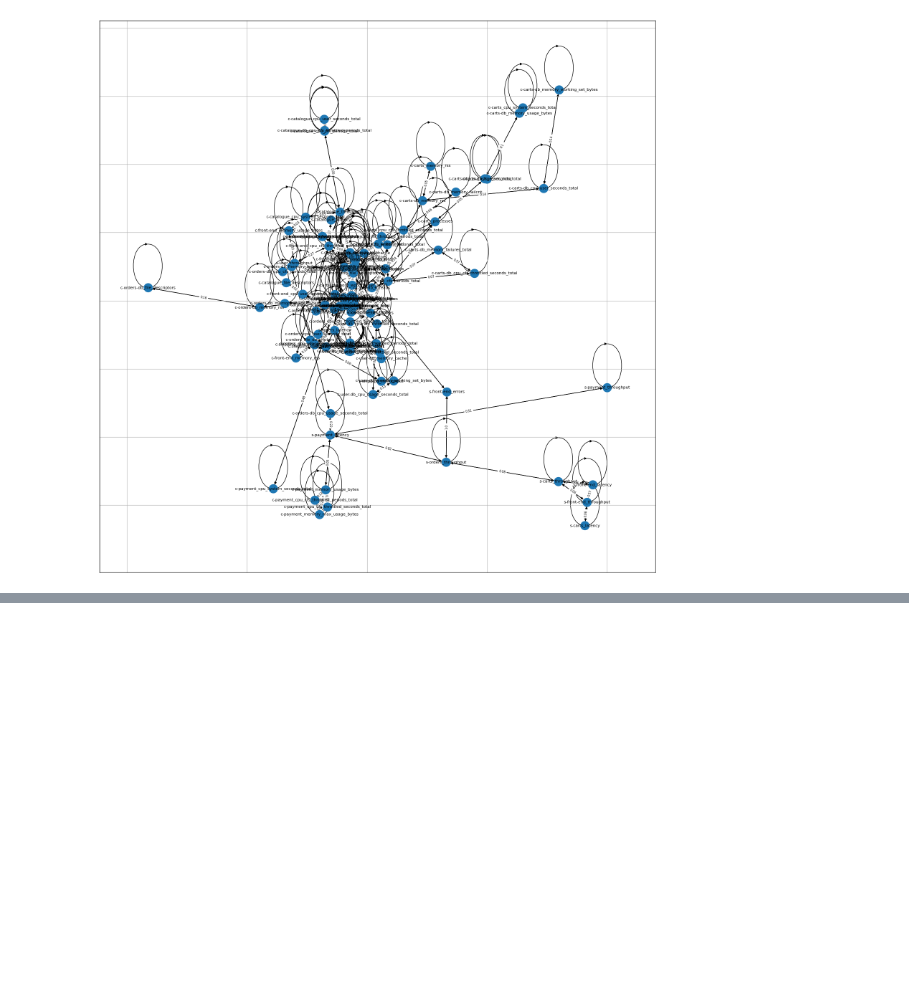
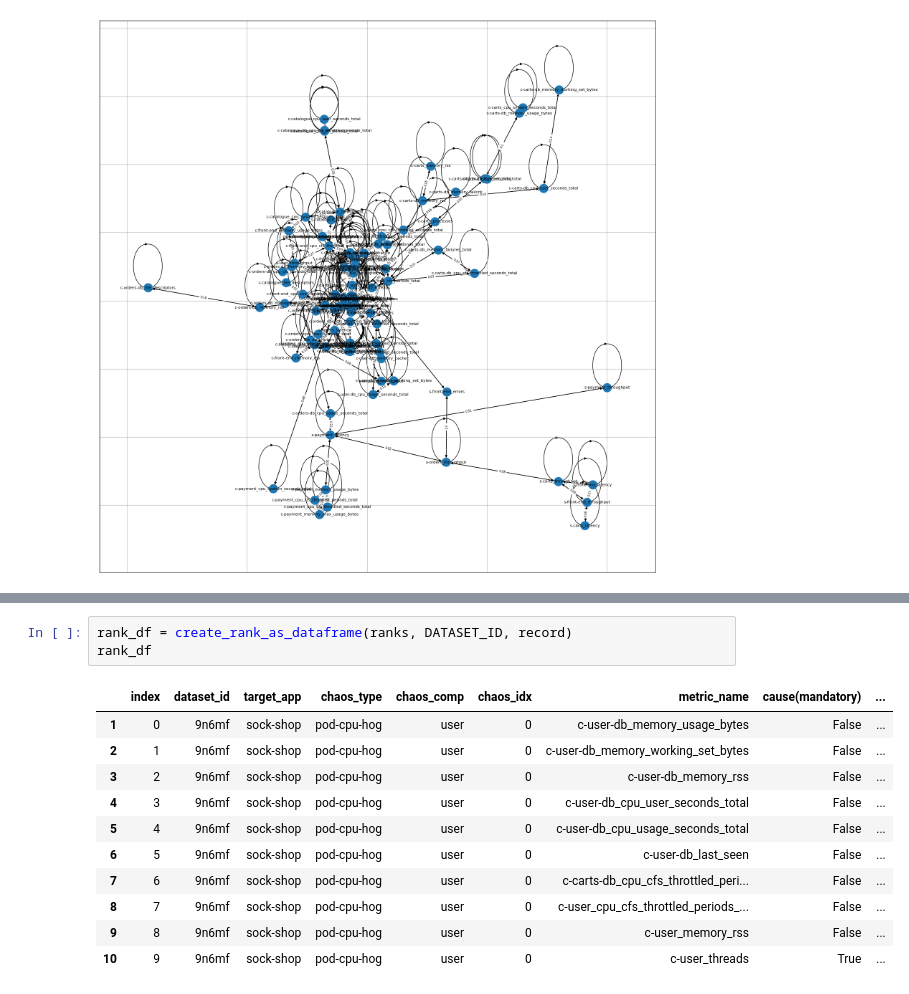
Before and after one commit to XuRepository/meltria-analyzer, a Jupyter notebook: notebooks/cdt_pc.ipynb, the cells around one changed output, grey strips where cells are left out. Cells and saved outputs as stored; diff of their text form; blank space fills up the shorter version.

```diff
--- a/notebooks/cdt_pc.ipynb
+++ b/notebooks/cdt_pc.ipynb
@@ -154,0 +184,15 @@ pd.DataFrame(ranks, columns=["dataset_id", "target_app", "chaos_type", "chaos_co
+# %%
+rank_df = create_rank_as_dataframe(ranks, DATASET_ID, record)
+rank_df
+# %% [output]
+|  | index | dataset_id | target_app | chaos_type | chaos_comp | chaos_idx | metric_name | cause(mandatory) | ... |
+| 1 | 0 | 9n6mf | sock-shop | pod-cpu-hog | user | 0 | c-user-db_memory_usage_bytes | False | ... |
+| 2 | 1 | 9n6mf | sock-shop | pod-cpu-hog | user | 0 | c-user-db_memory_working_set_bytes | False | ... |
+| 3 | 2 | 9n6mf | sock-shop | pod-cpu-hog | user | 0 | c-user-db_memory_rss | False | ... |
+| 4 | 3 | 9n6mf | sock-shop | pod-cpu-hog | user | 0 | c-user-db_cpu_user_seconds_total | False | ... |
+| 5 | 4 | 9n6mf | sock-shop | pod-cpu-hog | user | 0 | c-user-db_cpu_usage_seconds_total | False | ... |
+| 6 | 5 | 9n6mf | sock-shop | pod-cpu-hog | user | 0 | c-user-db_last_seen | False | ... |
+| 7 | 6 | 9n6mf | sock-shop | pod-cpu-hog | user | 0 | c-carts-db_cpu_cfs_throttled_peri... | False | ... |
+| 8 | 7 | 9n6mf | sock-shop | pod-cpu-hog | user | 0 | c-user_cpu_cfs_throttled_periods_... | False | ... |
+| 9 | 8 | 9n6mf | sock-shop | pod-cpu-hog | user | 0 | c-user_memory_rss | False | ... |
+| 10 | 9 | 9n6mf | sock-shop | pod-cpu-hog | user | 0 | c-user_threads | True | ... |
```
Also changed, not shown: parts of 6 cells of this notebook, 4 other files.
